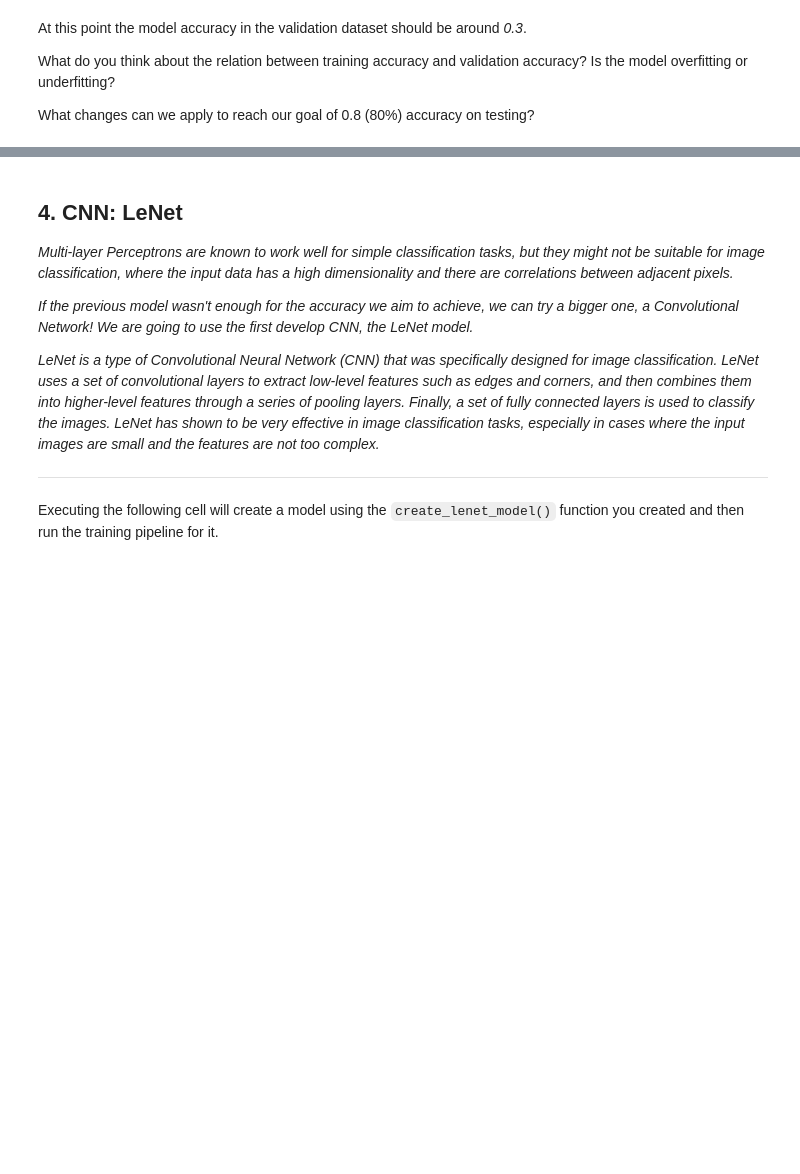
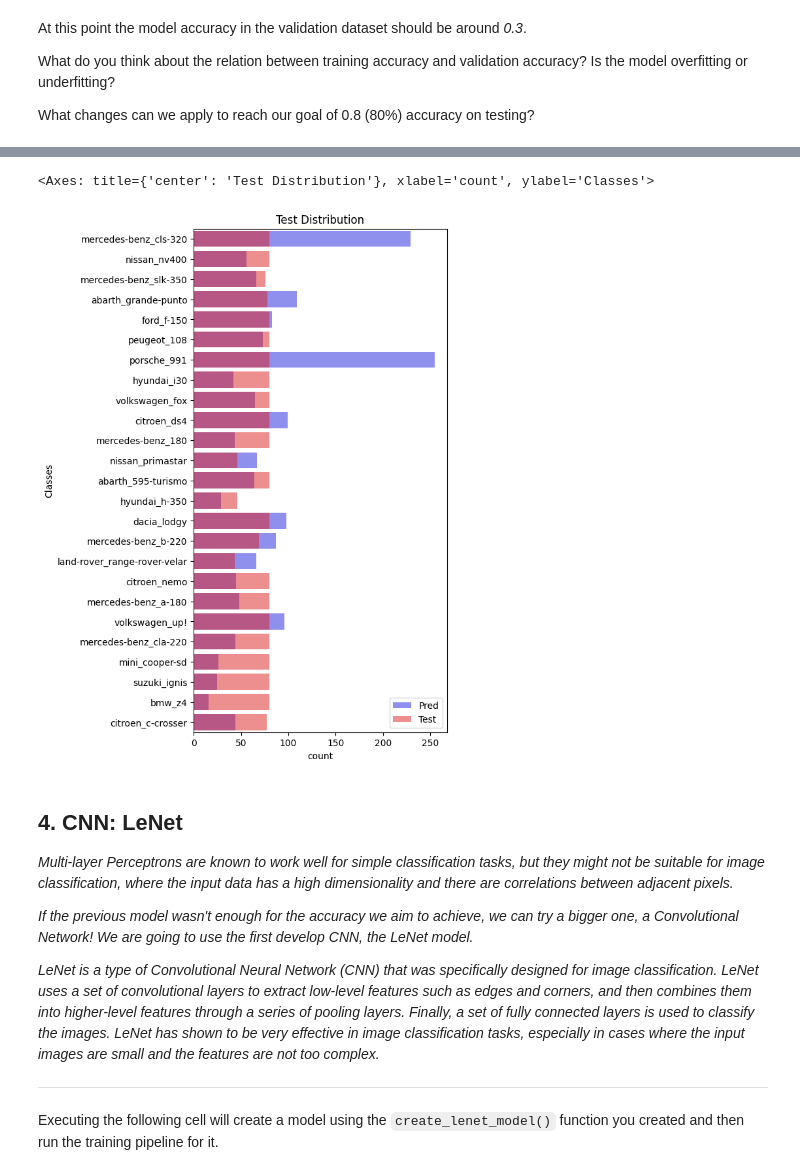
Before and after one commit to anvasquezre/movie_recommendation_system, a Jupyter notebook: AnyoneAI - Sprint Project 04.ipynb, the cells around one changed output, grey strips where cells are left out. Saved outputs shown, nothing was run; the diff lists cells and outputs as text; code cells hidden in the pictures; blank space fills up the shorter version.

```diff
--- a/AnyoneAI - Sprint Project 04.ipynb
+++ b/AnyoneAI - Sprint Project 04.ipynb
@@ -293,3 +456,8 @@ What changes can we apply to reach our goal of 0.8 (80%) accuracy on testing?
+# %%
+plot_dual_pred_distribution(decoded_test,decoded_pred)
+# %% [output]
+<Axes: title={'center': 'Test Distribution'}, xlabel='count', ylabel='Classes'>
+[figure, added]
 # %% [markdown]
 ## 4. CNN: LeNet
 
```
Also changed, not shown: parts of 38 cells of this notebook, 4 other files.
